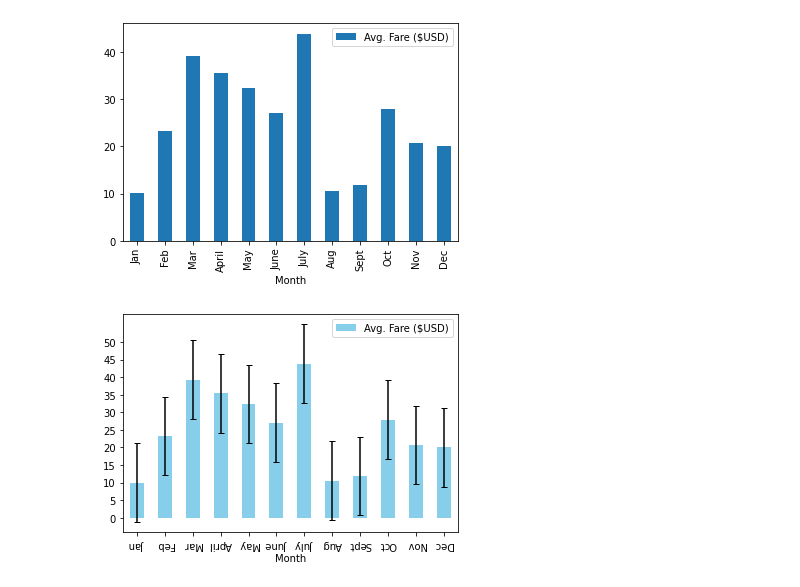
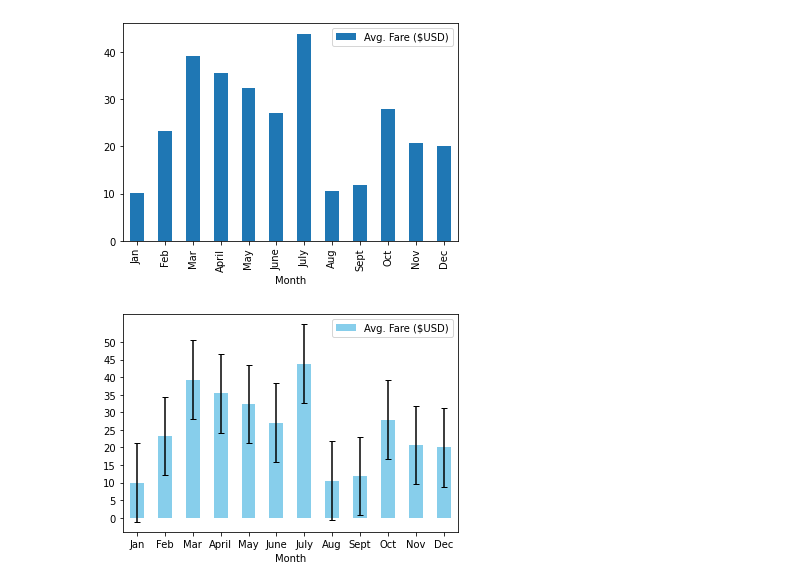
Before and after one commit to ambermiddendorf/PyBer_Analysis, a Jupyter notebook: PyBer_ride_data.ipynb, the cells around one changed output. Drawn from its saved outputs; the diff is of its cells as text; code cells hidden in the pictures.

```diff
--- a/PyBer_ride_data.ipynb
+++ b/PyBer_ride_data.ipynb
@@ -48,9 +48,9 @@ plt.show()
 # %%
 
 stdev = statistics.stdev(pyber_ride_df["Avg. Fare ($USD)"])
 pyber_ride_df.plot.bar(x="Month", y="Avg. Fare ($USD)", yerr=stdev, capsize=3, color ='skyblue')
-plt.xticks(rotation = 270)
+plt.xticks(rotation = 0)
 plt.yticks(np.arange(0, 51, step=5.0))
 plt.show()
 # %% [output]
-[figure, old version]
+[figure, new version]
```
Also changed, not shown: 3 other files.
